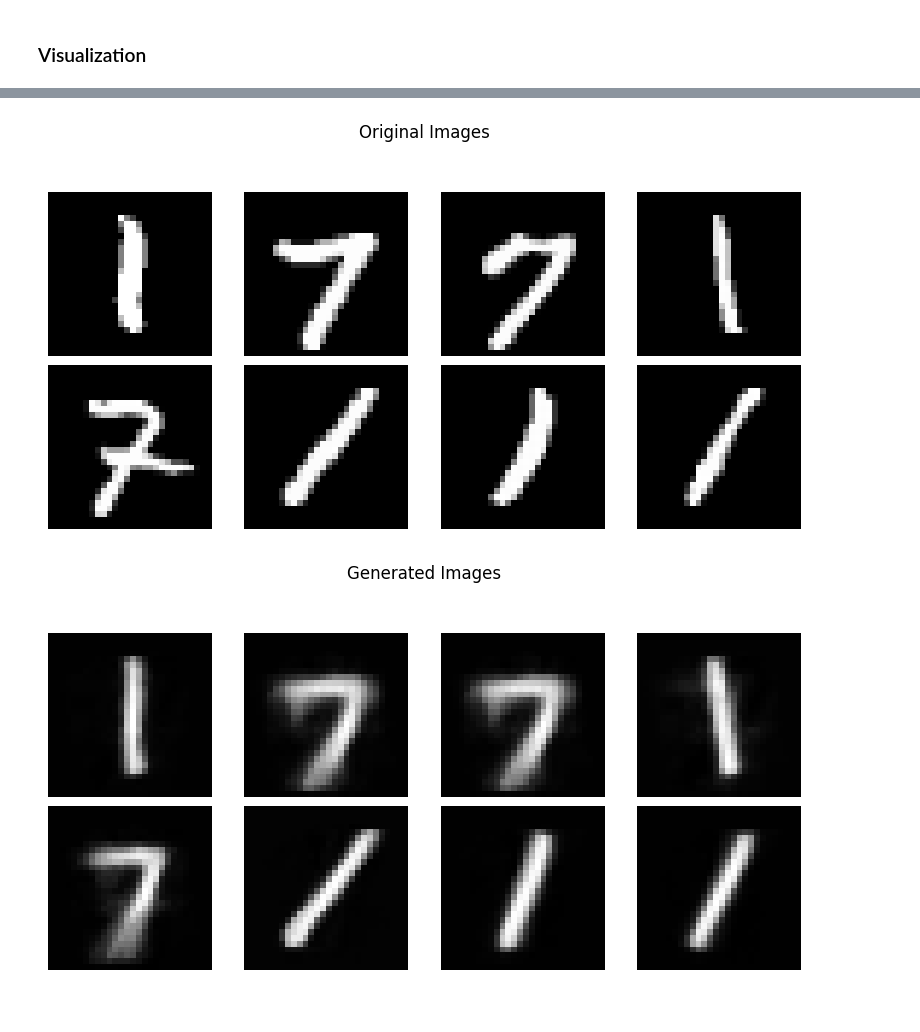
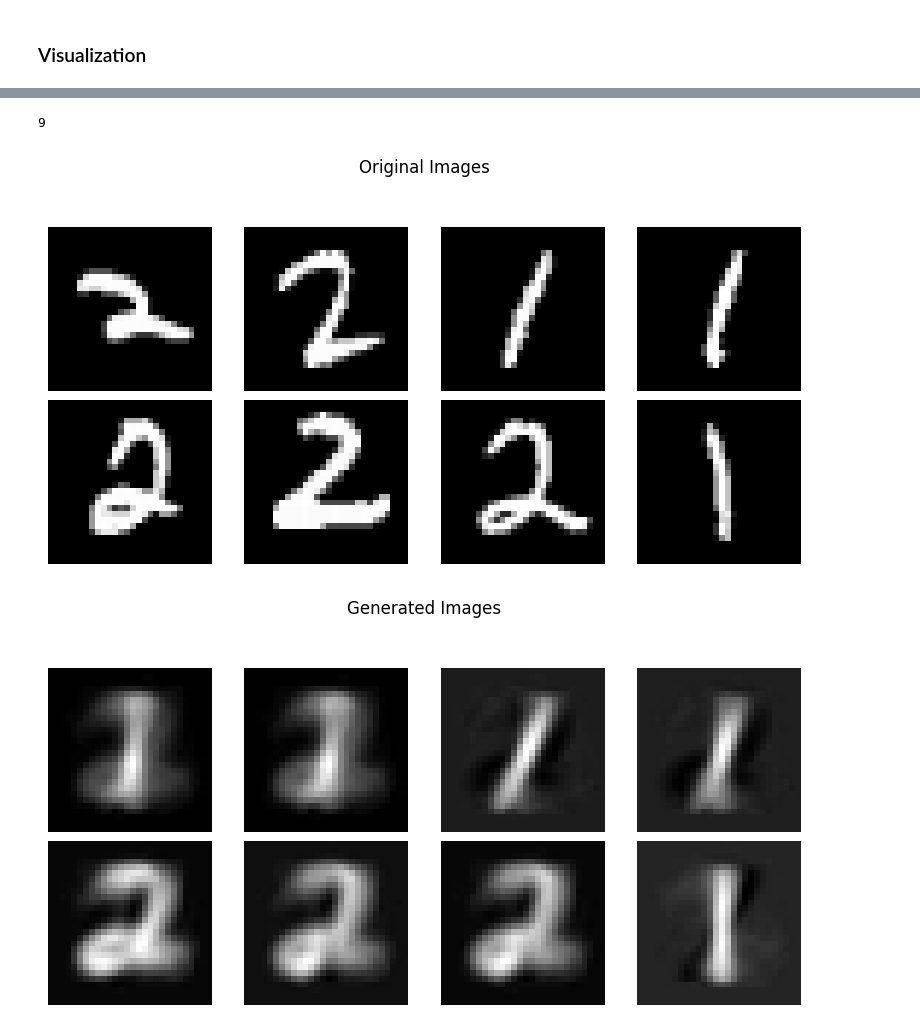
Before and after one commit to jlancione/DeepLearningProject, a Jupyter notebook: ae.ipynb, the cells around one changed output, grey strips where cells are left out. Cells and saved outputs as stored; diff of their text form; code cells hidden in the pictures.

Commit message:
AE, PCA good to go (still denoising to be checked), back on Sculpting

```diff
--- a/ae.ipynb
+++ b/ae.ipynb
@@ -126,6 +138,7 @@ class AE(nn.Module):
 
         self.latent_dim = latent_dim
         self.hidden_dim = hidden_dim
+        self.linear = linear
 
         if linear:
             tied_weights=True # mandatory for PCA
@@ -166,7 +179,7 @@ class AE(nn.Module):
         z = self.flatten(x)
         for layer in self.encoder:
             z = layer(z)
-            if not linear:
+            if not self.linear:
                 z = self.activation(z)
 
         return z
@@ -175,13 +188,13 @@ class AE(nn.Module):
 
         for i, layer in enumerate(self.decoder):
             z = layer(z)
-            if i != (len(self.decoder)-1) and not linear: # the last activation needs to be a sigmoid
+            if not self.linear and i != (len(self.decoder)-1): # the last activation needs to be a sigmoid
                 z = self.activation(z)
 
-        if not linear:
-            x_rec = self.sigmoid(z)
+        if not self.linear:
+            z = self.sigmoid(z)
 
-        x_rec = self.unflatten(x_rec)
+        x_rec = self.unflatten(z)
 
         return x_rec
 
@@ -274,7 +289,13 @@ for epoch in range(EPOCHS):
     for x_train, _ in train_loader:
         x_train = x_train.to(DEVICE)
 
-        x_gen, z = model(x_train) # in qlche modo qua sa che deve andare a prendere .forward()
+        if DENOISING:
+            x_train_noisy = add_noise(x_train)
+            x_train_noisy = x_train_noisy.to(DEVICE)
+            x_gen, z = denoising_model(x_train_noisy)
+        else:
+            x_gen, z = model(x_train)
+
         computed_loss = loss(x_gen, x_train)
         #computed_loss = lossKL(x_gen, x_train, z, RHO)
         loss_epoch += computed_loss.detach()
@@ -291,7 +312,13 @@ for epoch in range(EPOCHS):
         for x_val, _ in val_loader:
             x_val = x_val.to(DEVICE)
 
-            x_gen_val, z = model(x_val)
+            if DENOISING:
+                x_val_noisy = add_noise(x_val)
+                x_val_noisy = x_val_noisy.to(DEVICE)
+                x_gen_val, z = denoising_model(x_val_noisy)
+            else:
+                x_gen_val, z = model(x_val)
+
             val_computed_loss = loss(x_gen_val, x_val)
             # val_computed_loss = lossKL(x_gen_val, x_val, z, RHO)
             loss_val.append(val_computed_loss.detach())
@@ -326,18 +363,28 @@ plt.show()
 # %%
-image_iterator = enumerate(train_loader)
+# i = 0
+torch.randint(10,(1,)).item()
+# %% [output]
+9
 # %%
 ## Compare actual figures
+i = torch.randint(100, (1,)).item()
+
 with torch.no_grad():
-    idx, (images, _) = next(image_iterator)
-    images_gen, z = model(images)
+    for images, _ in val_loader:
+        images = images.to(DEVICE)
+        if DENOISING:
+            images_noisy = add_noise(images)
+        images_gen, z = model(images)
+        break
 
-
-plot_images(images, title="Original Images")
-plot_images(images_gen, title="Generated Images")
+plot_images(images[i*8:(i+1)*8,:,:,:], title="Original Images")
+if DENOISING:
+    plot_images(images_noisy, title="Noisy Images")
+plot_images(images_gen[i*8:(i+1)*8,:,:,:], title="Generated Images")
 plt.show()
 # %% [output]
-[figure, old version]
+[figure, new version]
-[figure, old version]
+[figure, new version]
 # %%
 ## Sample from latent space
 ## Generate
```
Also changed, not shown: parts of 10 cells of this notebook, 1 other file.
